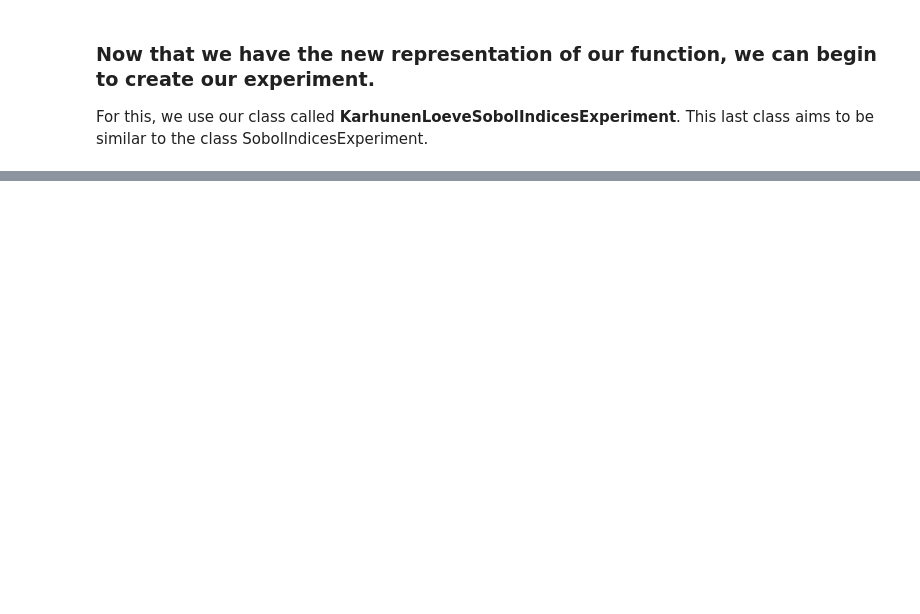
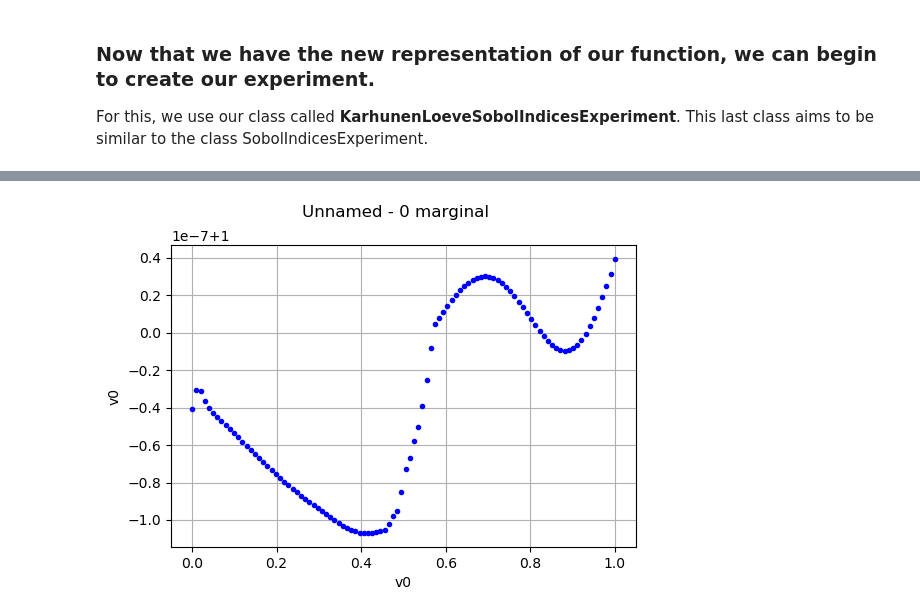
Before and after one commit to Kramer84/KarhunenLoeveFieldSensitivity, a Jupyter notebook: openTURNSExt/UsageExampleBeam.ipynb, the cells around one changed output, grey strips where cells are left out. Saved outputs shown, nothing was run; the diff lists cells and outputs as text; code cells hidden in the pictures; blank space fills up the shorter version.

```diff
--- a/openTURNSExt/UsageExampleBeam.ipynb
+++ b/openTURNSExt/UsageExampleBeam.ipynb
@@ -195,2 +174,4 @@ SobolExp = siaf.KarhunenLoeveSobolIndicesExperiment(AggregatedKLObj, 100)
+# %%
+SobolExp = klfs.KarhunenLoeveSobolIndicesExperiment(AggregatedKLObj, 30,False)
 # %%
 experiment = SobolExp.generate()
@@ -215,3 +190,3 @@ experiment = SobolExp.generate()
 # %%
-evaluation = FUNC(experiment)
+output = FUNC(experiment)
 # %% [output]
@@ -220,0 +222,4 @@ evaluation
+# %%
+from importlib import reload
+reload(klfs)
+test = klfs.SaltelliKLFieldSensitivityAlgorithm(experiment, output, 30)
@@ -220,0 +234,6 @@ evaluation
+# %%
+X = test.getSobolIndices(test.__preProcessedOutputDesign__)
+# %%
+X[0][0][0].draw()
+# %% [output]
+[figure, added]
```
Also changed, not shown: parts of 17 cells of this notebook, 13 other files.
